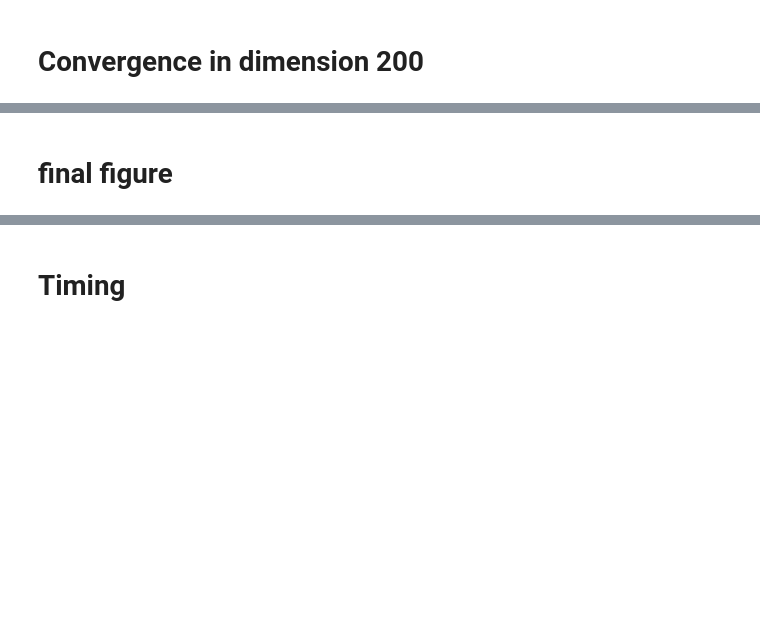
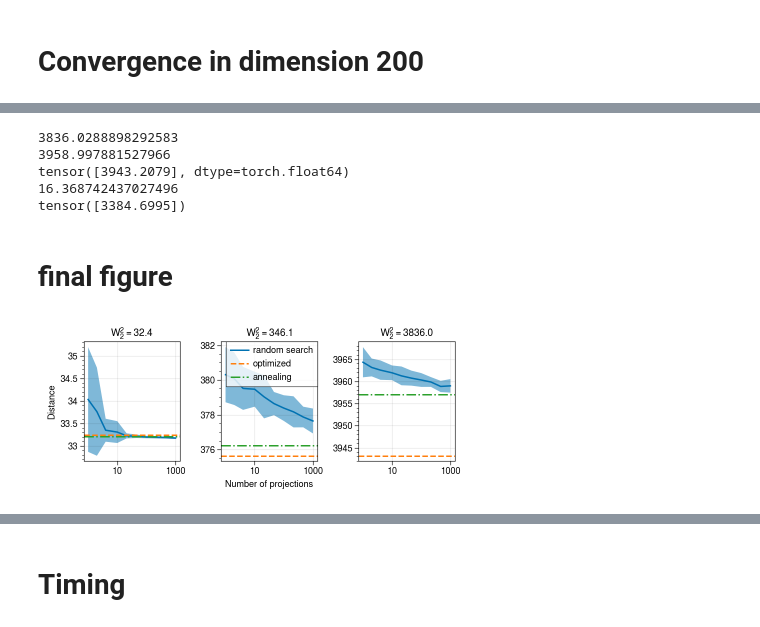
Before and after one commit to MaheyG/SWGG, a Jupyter notebook: Figure/MonteCarlo_Optim_SimulatedAnnealing.ipynb, the cells around one changed output, grey strips where cells are left out. Cells and saved outputs as stored; diff of their text form; code cells hidden in the pictures; blank space fills up the shorter version.

```diff
--- a/Figure/MonteCarlo_Optim_SimulatedAnnealing.ipynb
+++ b/Figure/MonteCarlo_Optim_SimulatedAnnealing.ipynb
@@ -292,2 +450,50 @@ pl.show()
+# %%
+print(ot.emd2([],[],ot.dist(X,Y).numpy()))
+print(res_minSWGG_mean_200[-1])
+print(best_theta_200)
+print(res_SW_mean_200[-1])
+print(maxSW_opt_200)
+# %% [output]
+3836.0288898292583
+3958.997881527966
+tensor([3943.2079], dtype=torch.float64)
+16.368742437027496
+tensor([3384.6995])
 # %% [markdown]
 # final figure
+# %%
+pl.rcParams["figure.figsize"] = (6,2.5)
+pl.subplot(131)
+pl.xscale('log')
+pl.plot(n_projections_arr, res_minSWGG_mean_2)
+pl.fill_between(n_projections_arr, res_minSWGG_mean_2 - 2 * res_minSWGG_std_2, res_minSWGG_mean_2 + 2 * res_minSWGG_std_2, alpha=0.5)
+pl.axhline(y = best_theta_2,color='tab:orange', ls='--' )
+pl.axhline(y = best_theta_annealing2,color='tab:green', ls='-.' )
+
+pl.ylabel("Distance")
+pl.title('$W_2^2 = $'+str(np.round(emd2,1)))
+
+
+pl.subplot(132)
+pl.xscale('log')
+pl.plot(n_projections_arr, res_minSWGG_mean_20, label="random search")
+pl.fill_between(n_projections_arr, res_minSWGG_mean_20 - 2 * res_minSWGG_std_20, res_minSWGG_mean_20 + 2 * res_minSWGG_std_20, alpha=0.5)
+pl.axhline(y = best_theta_20,color='tab:orange', ls='--', label="optimized" )
+pl.axhline(y = best_theta_annealing20,color='tab:green', ls='-.', label="annealing" )
+pl.xlabel("Number of projections")
+pl.title('$W_2^2 = $'+str(np.round(emd20,1)))
+pl.legend()
+
+pl.subplot(133)
+pl.xscale('log')
+pl.plot(n_projections_arr, res_minSWGG_mean_200)
+pl.fill_between(n_projections_arr, res_minSWGG_mean_200 - 2 * res_minSWGG_std_200, res_minSWGG_mean_200 + 2 * res_minSWGG_std_200, alpha=0.5)
+pl.axhline(y = best_theta_200,color='tab:orange', ls='--', label="optimized" )
+pl.axhline(y = best_theta_annealing200,color='tab:green', ls='-.', label="annealing" )
+pl.title('$W_2^2 = $'+str(np.round(emd_200,1)))
+
+pl.tight_layout()
+#pl.show()
+pl.savefig("montecarlo_optim_annealing.pdf",bbox_inches='tight')
+# %% [output]
+[figure, added]
```
Also changed, not shown: parts of 22 cells of this notebook, 1 other file.
